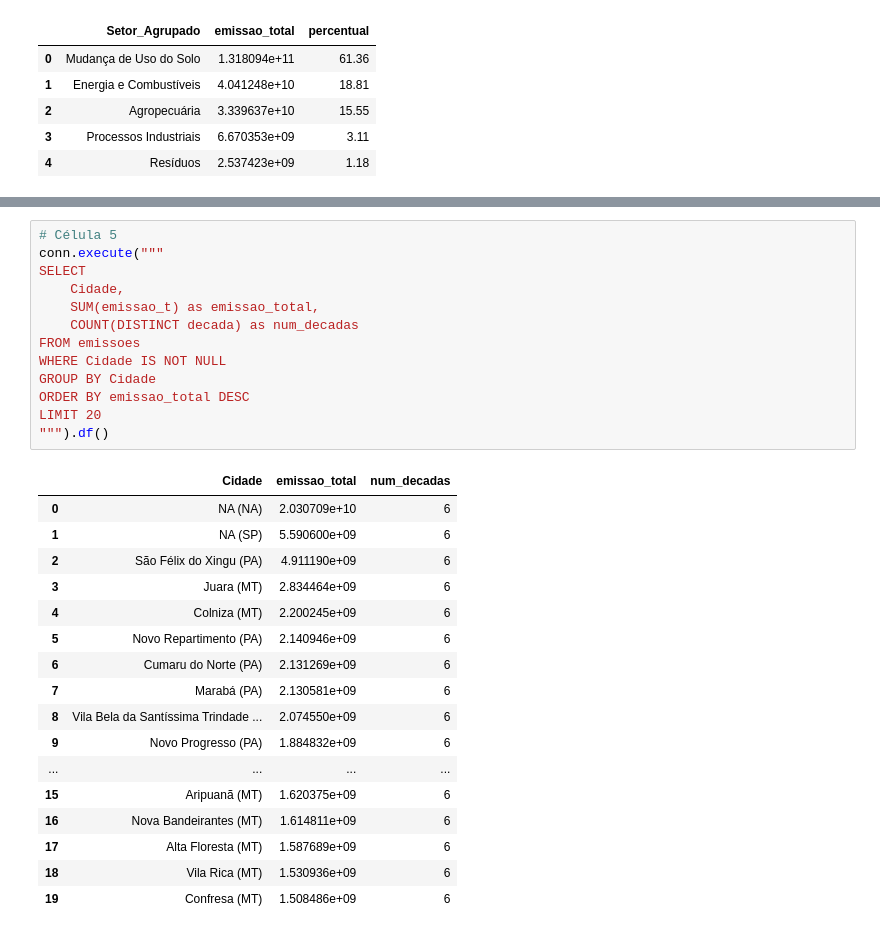
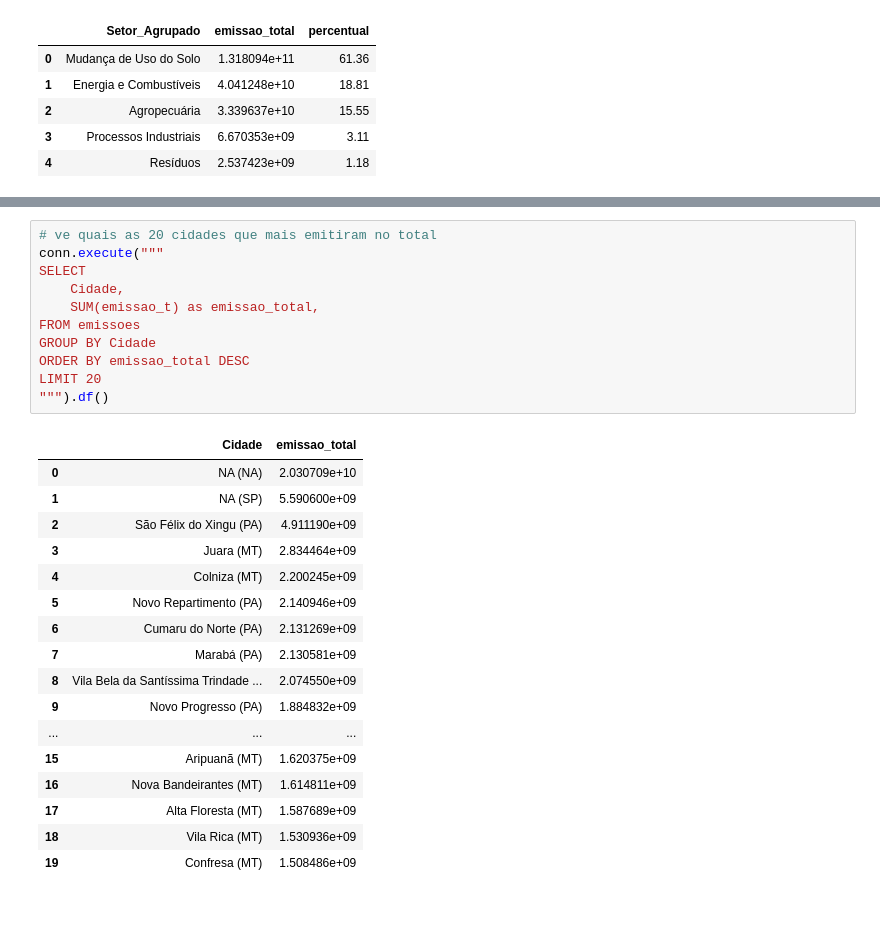
Before and after one commit to vivsoliveira/emissoes_gee, a Jupyter notebook: Dados por município 12.0/spark.ipynb, the cells around one changed output, grey strips where cells are left out. Cells and saved outputs as stored; diff of their text form.

```diff
--- a/Dados por município 12.0/spark.ipynb
+++ b/Dados por município 12.0/spark.ipynb
@@ -160,31 +240,29 @@ ORDER BY decada, emissao_total DESC
 # %%
-# Célula 5
+# ve quais as 20 cidades que mais emitiram no total
 conn.execute("""
 SELECT
     Cidade,
     SUM(emissao_t) as emissao_total,
-    COUNT(DISTINCT decada) as num_decadas
 FROM emissoes
-WHERE Cidade IS NOT NULL
 GROUP BY Cidade
 ORDER BY emissao_total DESC
 LIMIT 20
 """).df()
 # %% [output]
-|  | Cidade | emissao_total | num_decadas |
-| 0 | NA (NA) | 2.030709e+10 | 6 |
-| 1 | NA (SP) | 5.590600e+09 | 6 |
-| 2 | São Félix do Xingu (PA) | 4.911190e+09 | 6 |
-| 3 | Juara (MT) | 2.834464e+09 | 6 |
-| 4 | Colniza (MT) | 2.200245e+09 | 6 |
-| 5 | Novo Repartimento (PA) | 2.140946e+09 | 6 |
-| 6 | Cumaru do Norte (PA) | 2.131269e+09 | 6 |
-| 7 | Marabá (PA) | 2.130581e+09 | 6 |
-| 8 | Vila Bela da Santíssima Trindade ... | 2.074550e+09 | 6 |
-| 9 | Novo Progresso (PA) | 1.884832e+09 | 6 |
-| ... | ... | ... | ... |
-| 15 | Aripuanã (MT) | 1.620375e+09 | 6 |
-| 16 | Nova Bandeirantes (MT) | 1.614811e+09 | 6 |
-| 17 | Alta Floresta (MT) | 1.587689e+09 | 6 |
-| 18 | Vila Rica (MT) | 1.530936e+09 | 6 |
-| 19 | Confresa (MT) | 1.508486e+09 | 6 |
+|  | Cidade | emissao_total |
+| 0 | NA (NA) | 2.030709e+10 |
+| 1 | NA (SP) | 5.590600e+09 |
+| 2 | São Félix do Xingu (PA) | 4.911190e+09 |
+| 3 | Juara (MT) | 2.834464e+09 |
+| 4 | Colniza (MT) | 2.200245e+09 |
+| 5 | Novo Repartimento (PA) | 2.140946e+09 |
+| 6 | Cumaru do Norte (PA) | 2.131269e+09 |
+| 7 | Marabá (PA) | 2.130581e+09 |
+| 8 | Vila Bela da Santíssima Trindade ... | 2.074550e+09 |
+| 9 | Novo Progresso (PA) | 1.884832e+09 |
+| ... | ... | ... |
+| 15 | Aripuanã (MT) | 1.620375e+09 |
+| 16 | Nova Bandeirantes (MT) | 1.614811e+09 |
+| 17 | Alta Floresta (MT) | 1.587689e+09 |
+| 18 | Vila Rica (MT) | 1.530936e+09 |
+| 19 | Confresa (MT) | 1.508486e+09 |
```
Also changed, not shown: parts of 8 cells of this notebook.
